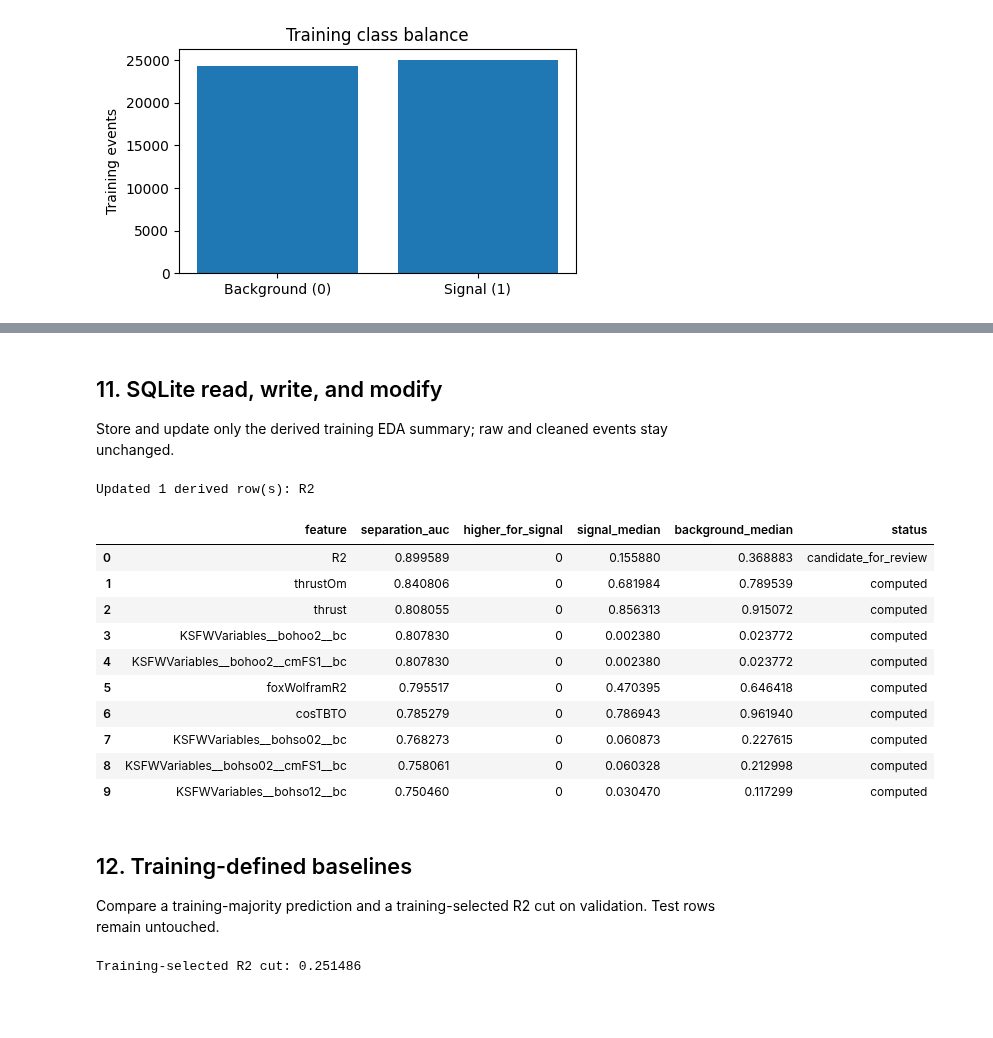
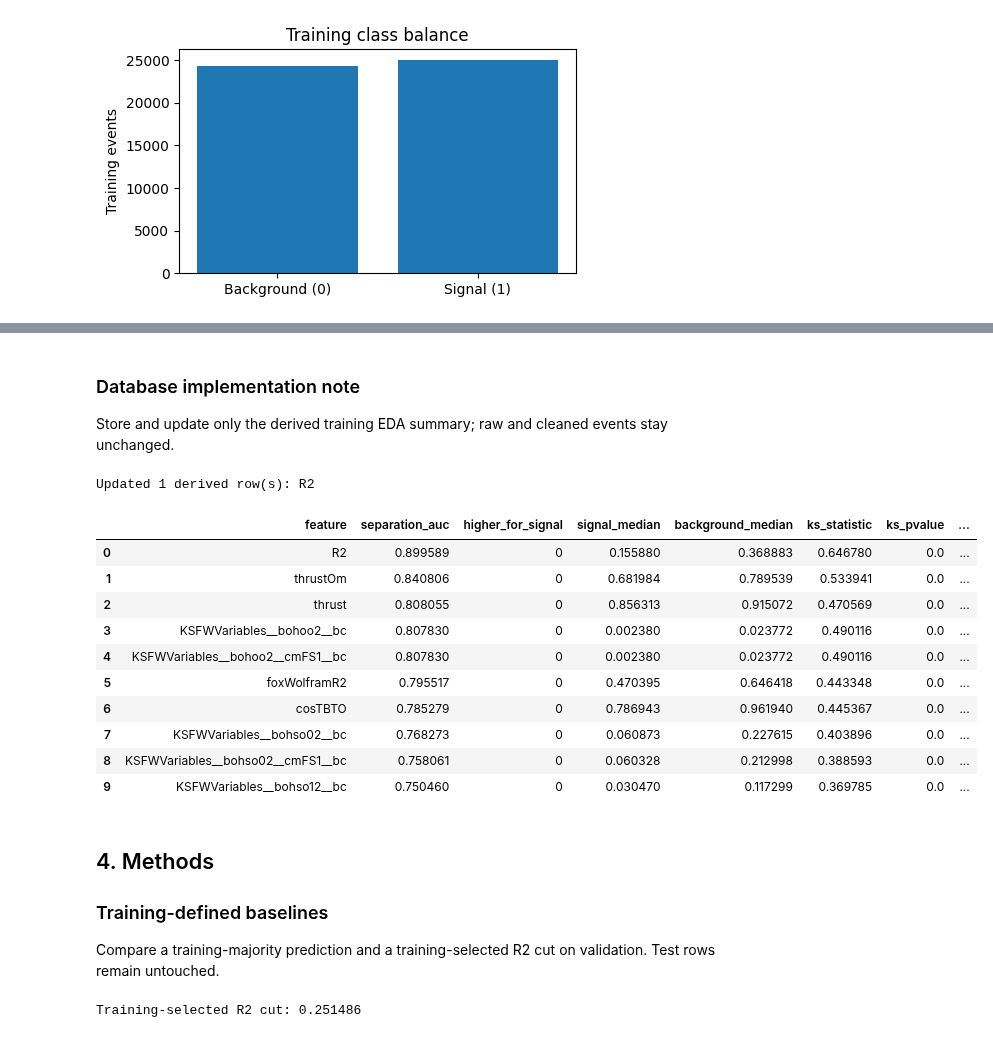
Before and after one commit to Ankitk108/IDC409-Project, a Jupyter notebook: notebooks/continuum_suppression.ipynb, the cells around one changed output, grey strips where cells are left out. Drawn from its saved outputs; the diff is of its cells as text; code cells hidden in the pictures; blank space fills up the shorter version.

```diff
--- a/notebooks/continuum_suppression.ipynb
+++ b/notebooks/continuum_suppression.ipynb
@@ -159,15 +156,12 @@ Name: rows, dtype: int64
 
 Explore training rows only; validation and test remain held out. Raw `type` and `Unnamed: 0` columns are rejected. Counts are unweighted.
 # %%
-train_events = training_events(events_with_split) if events_with_split is not None else None
-if train_events is not None:
-    physics_features = feature_columns(train_events)
-    print(f'Training rows: {len(train_events):,}; features: {len(physics_features)}')
-    balance = class_balance(train_events)
-    display(balance)
-    display(plot_class_balance(balance))
-else:
-    print('EDA waits for the instructor dataset.')
+train_events = training_events(events_with_split)
+physics_features = feature_columns(train_events)
+print(f'Training rows: {len(train_events):,}; features: {len(physics_features)}')
+balance = class_balance(train_events)
+display(balance)
+display(plot_class_balance(balance))
 # %% [output]
 Training rows: 49,424; features: 59
 |  | rows | fraction |
@@ -183,11 +177,7 @@ Plot representative event-shape variables; rank all physics features by single-f
 # %%
-separation = None
-if train_events is not None:
-    display(plot_feature_distributions(train_events,
-           ['R2', 'thrust', 'thrustBm', 'foxWolframR2']))
-    separation = feature_separation(train_events)
-    display(separation.head(15))
-else:
-    print('Feature EDA waits for training rows.')
+display(plot_feature_distributions(train_events,
+       ['R2', 'thrust', 'thrustBm', 'foxWolframR2']))
+separation = feature_separation(train_events)
+display(separation.drop(columns='ks_pvalue').head(15))
 # %% [output]
 [figure]
@@ -228,33 +217,32 @@ Expected R2 direction? True
 # %% [markdown]
-## 11. SQLite read, write, and modify
+### Database implementation note
 
 Store and update only the derived training EDA summary; raw and cleaned events stay unchanged.
 # %%
-if separation is not None:
-    eda_summary = separation.assign(status='computed')
-    write_table(eda_summary, 'eda_feature_summary', if_exists='replace', db_path=DB_PATH)
-    top_feature = eda_summary.iloc[0]['feature']
-    changed = update_cell('eda_feature_summary', 'status', 'candidate_for_review',
-                          'feature', top_feature, db_path=DB_PATH)
-    print(f'Updated {changed} derived row(s): {top_feature}')
-    display(read_table('eda_feature_summary', DB_PATH).head(10))
-else:
-    print('Derived SQLite summary waits for EDA.')
+eda_summary = separation.assign(status='computed')
+write_table(eda_summary, 'eda_feature_summary', if_exists='replace', db_path=DB_PATH)
+top_feature = eda_summary.iloc[0]['feature']
+changed = update_cell('eda_feature_summary', 'status', 'candidate_for_review',
+                      'feature', top_feature, db_path=DB_PATH)
+print(f'Updated {changed} derived row(s): {top_feature}')
+display(read_table('eda_feature_summary', DB_PATH).head(10))
 # %% [output]
 Updated 1 derived row(s): R2
-|  | feature | separation_auc | higher_for_signal | signal_median | background_median | status |
-| 0 | R2 | 0.899589 | 0 | 0.155880 | 0.368883 | candidate_for_review |
-| 1 | thrustOm | 0.840806 | 0 | 0.681984 | 0.789539 | computed |
-| 2 | thrust | 0.808055 | 0 | 0.856313 | 0.915072 | computed |
-| 3 | KSFWVariables__bohoo2__bc | 0.807830 | 0 | 0.002380 | 0.023772 | computed |
-| 4 | KSFWVariables__bohoo2__cmFS1__bc | 0.807830 | 0 | 0.002380 | 0.023772 | computed |
-| 5 | foxWolframR2 | 0.795517 | 0 | 0.470395 | 0.646418 | computed |
-| 6 | cosTBTO | 0.785279 | 0 | 0.786943 | 0.961940 | computed |
-| 7 | KSFWVariables__bohso02__bc | 0.768273 | 0 | 0.060873 | 0.227615 | computed |
-| 8 | KSFWVariables__bohso02__cmFS1__bc | 0.758061 | 0 | 0.060328 | 0.212998 | computed |
-| 9 | KSFWVariables__bohso12__bc | 0.750460 | 0 | 0.030470 | 0.117299 | computed |
+|  | feature | separation_auc | higher_for_signal | signal_median | background_median | ks_statistic | ks_pvalue | ... |
+| 0 | R2 | 0.899589 | 0 | 0.155880 | 0.368883 | 0.646780 | 0.0 | ... |
+| 1 | thrustOm | 0.840806 | 0 | 0.681984 | 0.789539 | 0.533941 | 0.0 | ... |
+| 2 | thrust | 0.808055 | 0 | 0.856313 | 0.915072 | 0.470569 | 0.0 | ... |
+| 3 | KSFWVariables__bohoo2__bc | 0.807830 | 0 | 0.002380 | 0.023772 | 0.490116 | 0.0 | ... |
+| 4 | KSFWVariables__bohoo2__cmFS1__bc | 0.807830 | 0 | 0.002380 | 0.023772 | 0.490116 | 0.0 | ... |
+| 5 | foxWolframR2 | 0.795517 | 0 | 0.470395 | 0.646418 | 0.443348 | 0.0 | ... |
+| 6 | cosTBTO | 0.785279 | 0 | 0.786943 | 0.961940 | 0.445367 | 0.0 | ... |
+| 7 | KSFWVariables__bohso02__bc | 0.768273 | 0 | 0.060873 | 0.227615 | 0.403896 | 0.0 | ... |
+| 8 | KSFWVariables__bohso02__cmFS1__bc | 0.758061 | 0 | 0.060328 | 0.212998 | 0.388593 | 0.0 | ... |
+| 9 | KSFWVariables__bohso12__bc | 0.750460 | 0 | 0.030470 | 0.117299 | 0.369785 | 0.0 | ... |
 # %% [markdown]
-## 12. Training-defined baselines
+## 4. Methods
+
+### Training-defined baselines
 
 Compare a training-majority prediction and a training-selected R2 cut on validation. Test rows remain untouched.
 # %%
```
Also changed, not shown: parts of 46 cells of this notebook, 18 other files.
